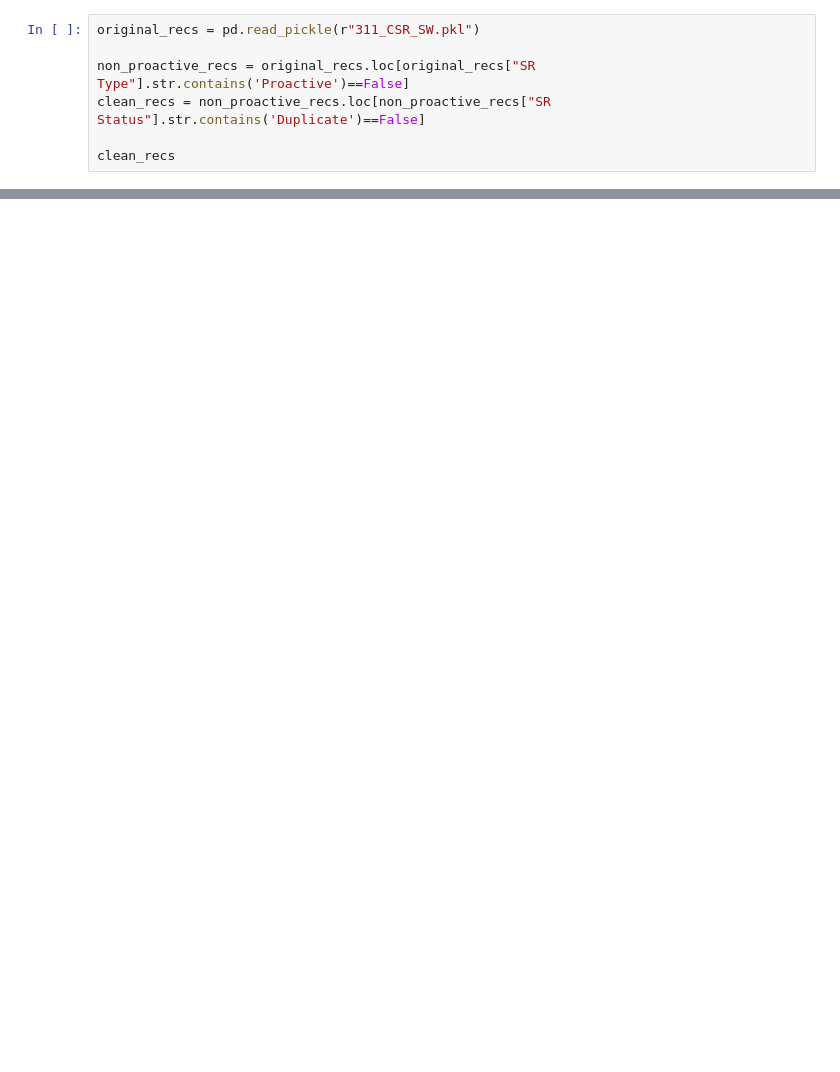
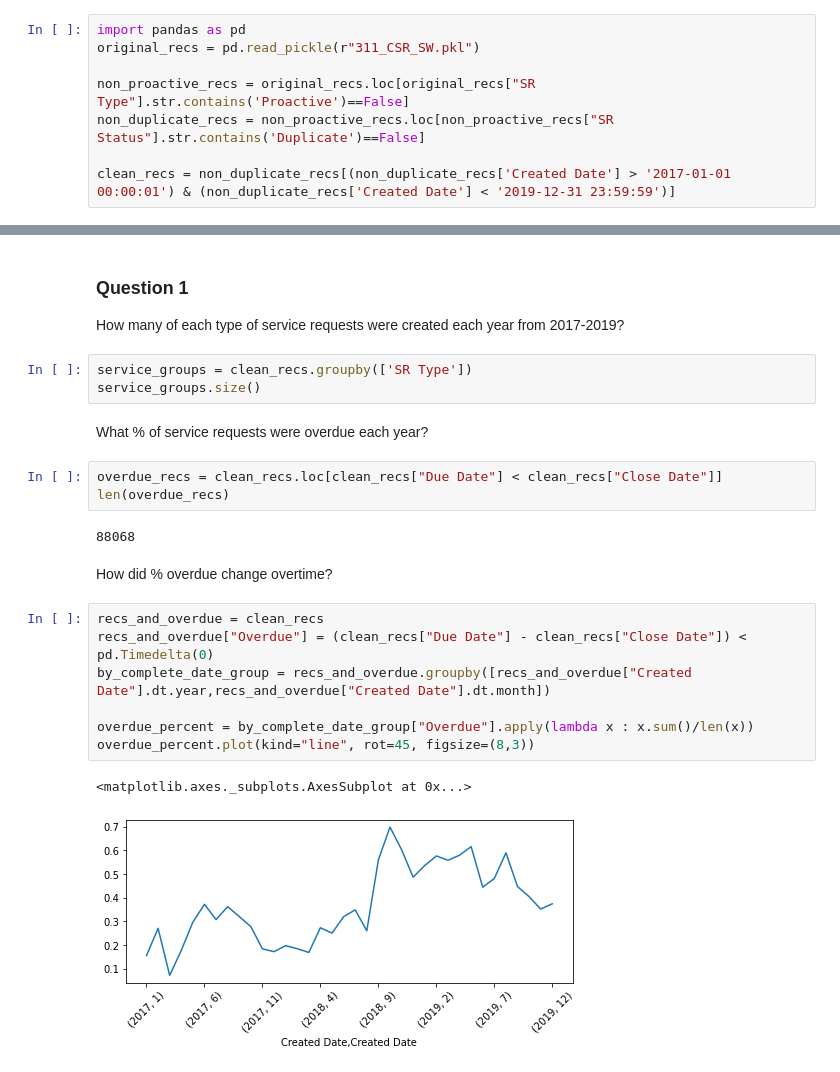
Before and after one commit to micah-rufsvold/hottinruf, a Jupyter notebook: Citistat_Analytics/Citistat interview analysis.ipynb, the cells around one changed output, grey strips where cells are left out. Cells and saved outputs as stored; diff of their text form; blank space fills up the shorter version.

Commit message:
Answered basic questions for analysis interview

```diff
--- a/Citistat_Analytics/Citistat interview analysis.ipynb
+++ b/Citistat_Analytics/Citistat interview analysis.ipynb
@@ -14,7 +14,8 @@ original_recs.head()"""
 # %%
+import pandas as pd
 original_recs = pd.read_pickle(r"311_CSR_SW.pkl")
 
 non_proactive_recs = original_recs.loc[original_recs["SR Type"].str.contains('Proactive')==False]
-clean_recs = non_proactive_recs.loc[non_proactive_recs["SR Status"].str.contains('Duplicate')==False]
+non_duplicate_recs = non_proactive_recs.loc[non_proactive_recs["SR Status"].str.contains('Duplicate')==False]
 
-clean_recs
+clean_recs = non_duplicate_recs[(non_duplicate_recs['Created Date'] > '2017-01-01 00:00:01') & (non_duplicate_recs['Created Date'] < '2019-12-31 23:59:59')]
@@ -34,0 +22,25 @@ clean_recs
+# %% [markdown]
+### Question 1
+How many of each type of service requests were created each year from 2017-2019?
+# %%
+service_groups = clean_recs.groupby(['SR Type'])
+service_groups.size()
+# %% [markdown]
+What % of service requests were overdue each year?
+# %%
+overdue_recs = clean_recs.loc[clean_recs["Due Date"] < clean_recs["Close Date"]]
+len(overdue_recs)
+# %% [output]
+88068
+# %% [markdown]
+How did % overdue change overtime?
+# %%
+recs_and_overdue = clean_recs
+recs_and_overdue["Overdue"] = (clean_recs["Due Date"] - clean_recs["Close Date"]) < pd.Timedelta(0)
+by_complete_date_group = recs_and_overdue.groupby([recs_and_overdue["Created Date"].dt.year,recs_and_overdue["Created Date"].dt.month])
+
+overdue_percent = by_complete_date_group["Overdue"].apply(lambda x : x.sum()/len(x))
+overdue_percent.plot(kind="line", rot=45, figsize=(8,3))
+# %% [output]
+<matplotlib.axes._subplots.AxesSubplot at 0x...>
+[figure, added]
```
Also changed, not shown: parts of 10 cells of this notebook, 7 other files.
